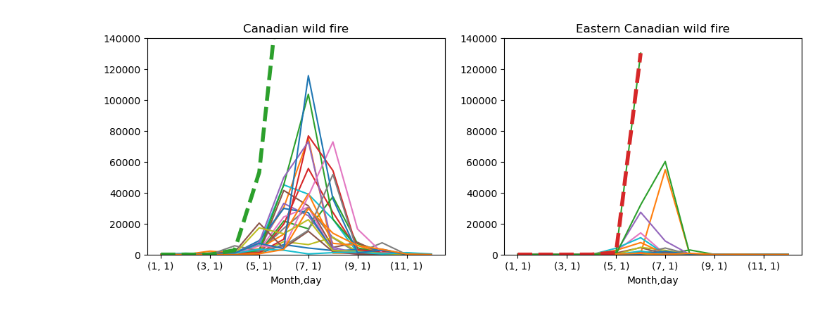
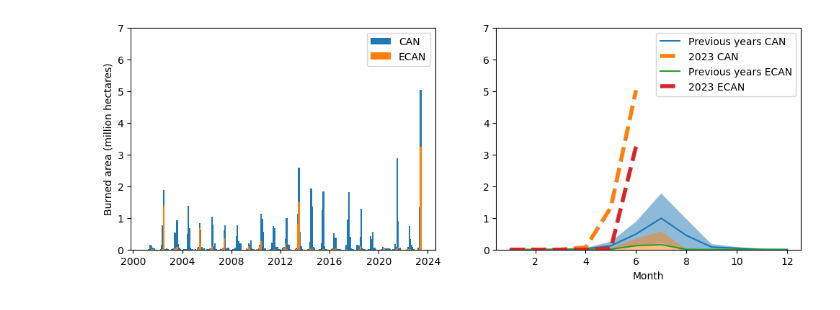
Before and after one commit to jinmuluo/ABCI, a Jupyter notebook: CanadianWilffire/BurnedAreaTrend.ipynb, the cells around one changed output. Drawn from its saved outputs; the diff is of its cells as text; code cells hidden in the pictures.

```diff
--- a/CanadianWilffire/BurnedAreaTrend.ipynb
+++ b/CanadianWilffire/BurnedAreaTrend.ipynb
@@ -8,3 +8,9 @@ ecDataset.index = pd.to_datetime(ecDataset['system:index'], format="%Y_%m_%d_%H"
 cDataset.index = pd.to_datetime(cDataset['system:index'], format="%Y_%m_%d_%H")
 ecDataset = ecDataset.drop(['system:index', '.geo'], axis=1)
 cDataset = cDataset.drop(['system:index', '.geo'], axis=1)
+
+dates = pd.to_datetime(ecDataset.index)
+ecDataset2 = ecDataset.pivot_table(index=dates.month, columns=dates.year, values='count')
+ecDataset2.index.names = ['Month']
+cDataset2 = cDataset.pivot_table(index=dates.month, columns=dates.year, values='count')
+cDataset2.index.names = ['Month']
@@ -24,22 +17,26 @@ plt.show()
-# %%
-dates = pd.to_datetime(ecDataset.index)
-ecDataset2 = ecDataset.pivot_table(index=[dates.month, dates.day], columns=dates.year, values='count')
-ecDataset2.index.names = ['Month', 'day']
-cDataset2 = cDataset.pivot_table(index=[dates.month, dates.day], columns=dates.year, values='count')
-cDataset2.index.names = ['Month', 'day']
-# %%
-fig2, ax2 = plt.subplots(1, 2, figsize=(12, 4))
-cDataset2.loc[:, 2001:2022].plot(ax=ax2[0], legend=False, label='Other years')
-cDataset2[2023].plot(ax=ax2[0],  label='2023', style='--', linewidth=4.0)
-ax2[0].set_ylim(0, 140000)
-ax2[0].set_title('Canadian wild fire')
-
-ecDataset2.plot(ax=ax2[1], legend=False, label='Other years')
-ecDataset2[2023].plot(ax=ax2[1],  label='2023', style='--', linewidth=4.0)
-ax2[1].set_ylim(0, 140000)
-ax2[1].set_title('Eastern Canadian wild fire')
-# ax2[0].legend()
-# ax2[1].legend()
-plt.show()
-# %% [output]
-[figure, removed]
+# %%
+fig,ax = plt.subplots(1, 2, figsize=(12, 4))
+ax[0].bar(ecDataset.index, cDataset['count']*500*500/10000/1e6, width=50, label='CAN')
+ax[0].bar(ecDataset.index, ecDataset['count']*500*500/10000/1e6, width=50, label='ECAN')
+ax[0].set_ylim(0, 7)
+ax[0].set_ylabel('Burned area (million hectares)')
+ax[0].legend()
+
+c_mean = cDataset2.loc[:, 2001:2022].mean(axis=1)*500*500/10000/1e6
+c_std = cDataset2.loc[:, 2001:2022].std(axis=1)*500*500/10000/1e6
+c_mean.plot(ax=ax[1], legend=False, label='Previous years CAN')
+(cDataset2[2023]*500*500/10000/1e6).plot(ax=ax[1],  label='2023 CAN', style='--', linewidth=4.0)
+ax[1].fill_between(c_mean.index,c_mean.values - c_std.values, c_mean.values + c_std.values, alpha=0.5)
+
+ec_mean = ecDataset2.loc[:, 2001:2022].mean(axis=1)*500*500/10000/1e6
+ec_std = ecDataset2.loc[:, 2001:2022].std(axis=1)*500*500/10000/1e6
+ec_mean.plot(ax=ax[1], legend=False, label='Previous years ECAN')
+(ecDataset2[2023]*500*500/10000/1e6).plot(ax=ax[1],  label='2023 ECAN', style='--', linewidth=4.0)
+ax[1].fill_between(ec_mean.index,ec_mean.values - ec_std.values, ec_mean.values + ec_std.values, alpha=0.5)
+ax[1].set_ylim(0, 7)
+ax[1].legend()
+
+plt.legend()
+plt.show()
+# %% [output]
+[figure, added]
```
Also changed, not shown: parts of 1 cell of this notebook, 2 other files.
